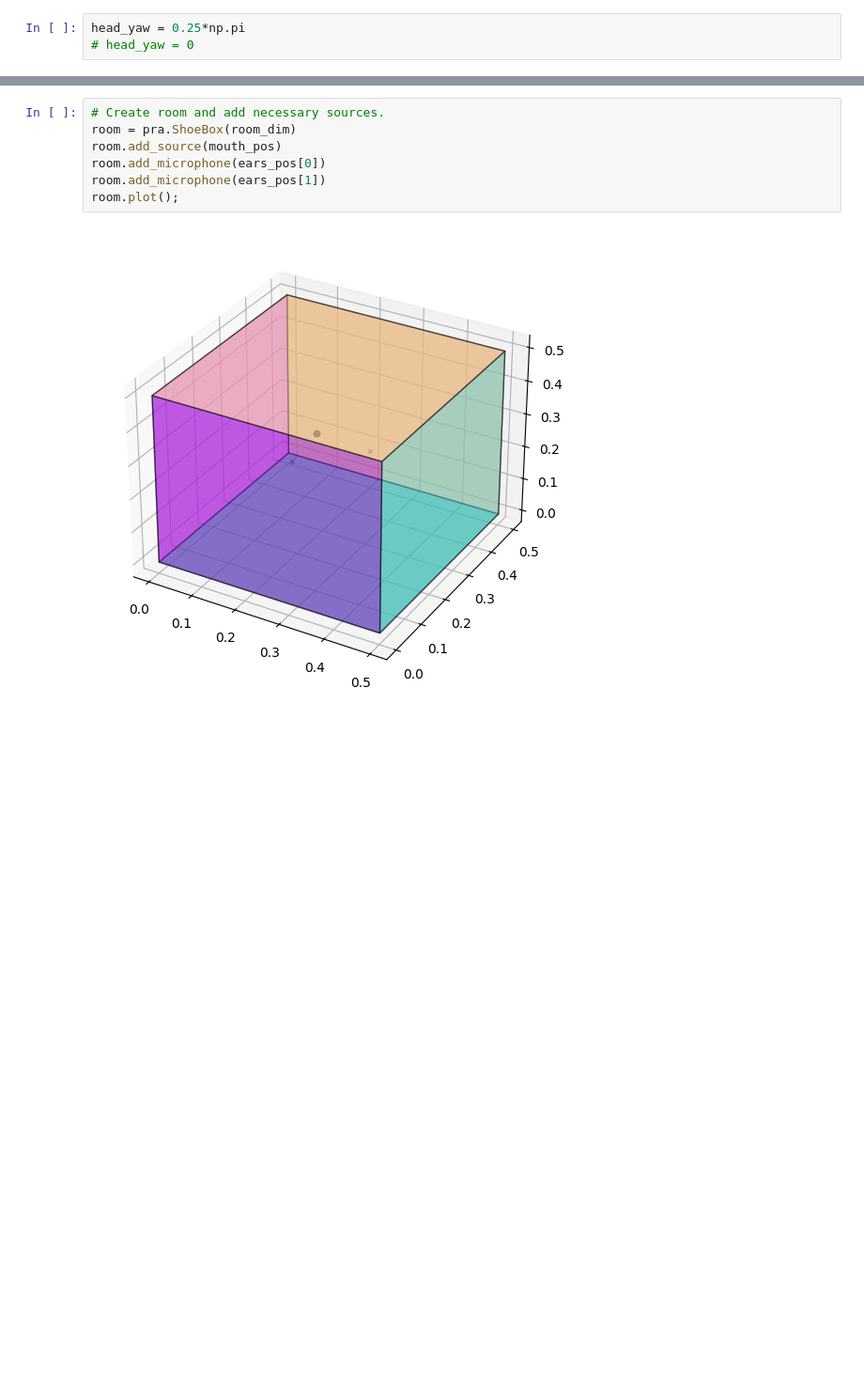
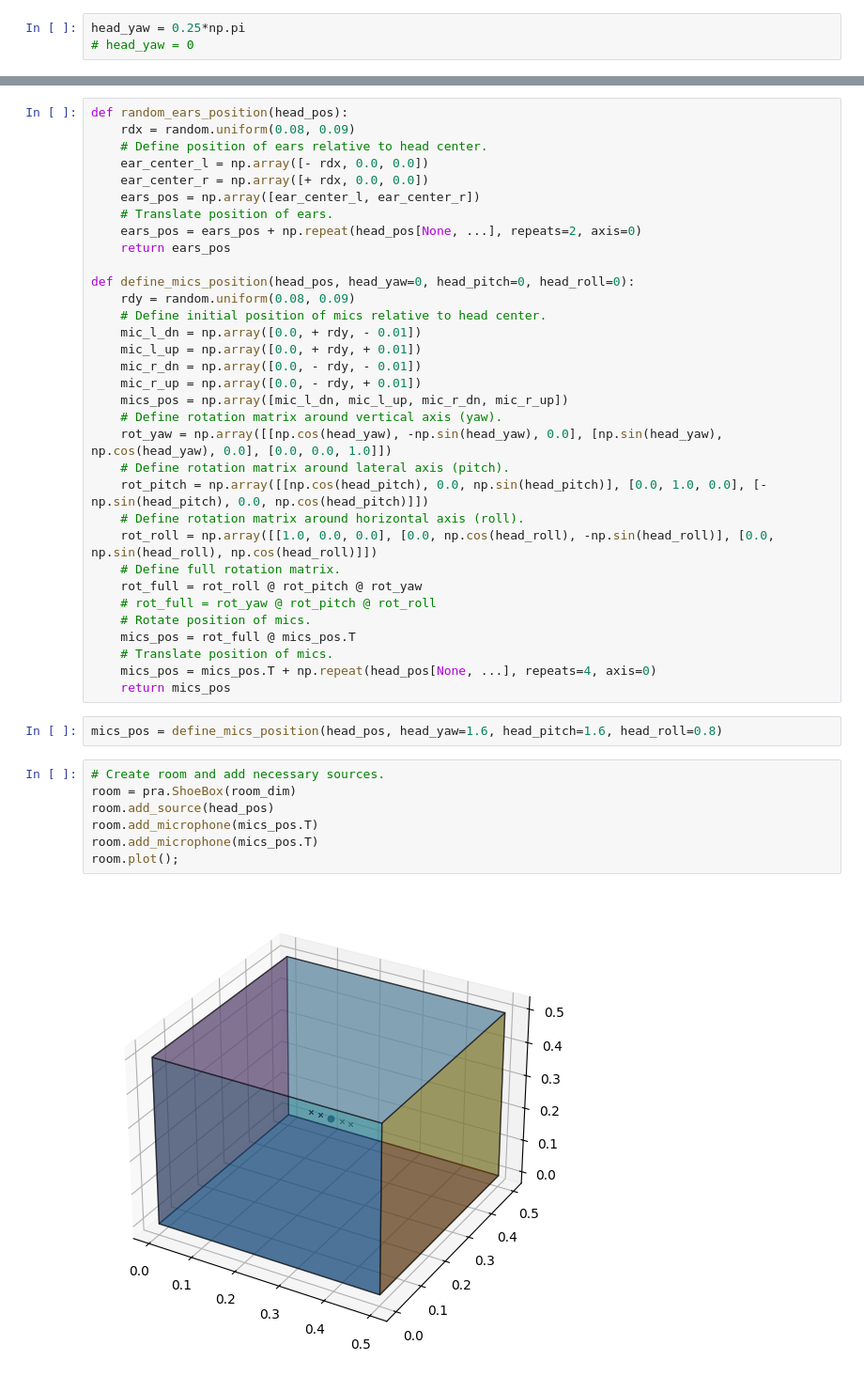
Before and after one commit to ovistetom/mix-ears-wham, a Jupyter notebook: src/test.ipynb, the cells around one changed output, grey strips where cells are left out. Shown at 94% size. Cells and saved outputs as stored; diff of their text form; blank space fills up the shorter version.

Commit message:
ovstm: Progress with head rotation.

```diff
--- a/src/test.ipynb
+++ b/src/test.ipynb
@@ -46,12 +69,47 @@ mouth_pos = random_mouth_position(head_pos, head_yaw=head_yaw)
+# %%
+def random_ears_position(head_pos):
+    rdx = random.uniform(0.08, 0.09)
+    # Define position of ears relative to head center.
+    ear_center_l = np.array([- rdx, 0.0, 0.0])
+    ear_center_r = np.array([+ rdx, 0.0, 0.0])
+    ears_pos = np.array([ear_center_l, ear_center_r])
+    # Translate position of ears.
+    ears_pos = ears_pos + np.repeat(head_pos[None, ...], repeats=2, axis=0)
+    return ears_pos
+
+def define_mics_position(head_pos, head_yaw=0, head_pitch=0, head_roll=0):
+    rdy = random.uniform(0.08, 0.09)
+    # Define initial position of mics relative to head center.
+    mic_l_dn = np.array([0.0, + rdy, - 0.01])
+    mic_l_up = np.array([0.0, + rdy, + 0.01])
+    mic_r_dn = np.array([0.0, - rdy, - 0.01])
+    mic_r_up = np.array([0.0, - rdy, + 0.01])
+    mics_pos = np.array([mic_l_dn, mic_l_up, mic_r_dn, mic_r_up])
+    # Define rotation matrix around vertical axis (yaw).
+    rot_yaw = np.array([[np.cos(head_yaw), -np.sin(head_yaw), 0.0], [np.sin(head_yaw), np.cos(head_yaw), 0.0], [0.0, 0.0, 1.0]])
+    # Define rotation matrix around lateral axis (pitch).
+    rot_pitch = np.array([[np.cos(head_pitch), 0.0, np.sin(head_pitch)], [0.0, 1.0, 0.0], [-np.sin(head_pitch), 0.0, np.cos(head_pitch)]])
+    # Define rotation matrix around horizontal axis (roll).
+    rot_roll = np.array([[1.0, 0.0, 0.0], [0.0, np.cos(head_roll), -np.sin(head_roll)], [0.0, np.sin(head_roll), np.cos(head_roll)]])
+    # Define full rotation matrix.
+    rot_full = rot_roll @ rot_pitch @ rot_yaw
+    # rot_full = rot_yaw @ rot_pitch @ rot_roll
+    # Rotate position of mics.
+    mics_pos = rot_full @ mics_pos.T
+    # Translate position of mics.
+    mics_pos = mics_pos.T + np.repeat(head_pos[None, ...], repeats=4, axis=0)
+    return mics_pos
+# %%
+mics_pos = define_mics_position(head_pos, head_yaw=1.6, head_pitch=1.6, head_roll=0.8)
 # %%
 # Create room and add necessary sources.
 room = pra.ShoeBox(room_dim)
-room.add_source(mouth_pos)
-room.add_microphone(ears_pos[0])
-room.add_microphone(ears_pos[1])
+room.add_source(head_pos)
+room.add_microphone(mics_pos.T)
+room.add_microphone(mics_pos.T)
 room.plot();
 # %% [output]
-[figure, old version]
+[figure, new version]
 # %%
 # SIDE VIEW
 room = pra.ShoeBox(room_dim[1:])
```
Also changed, not shown: parts of 25 cells of this notebook.
